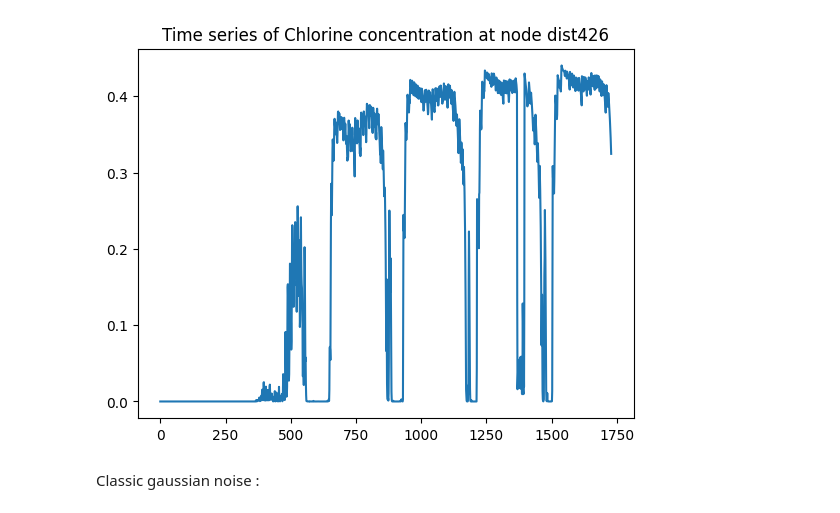
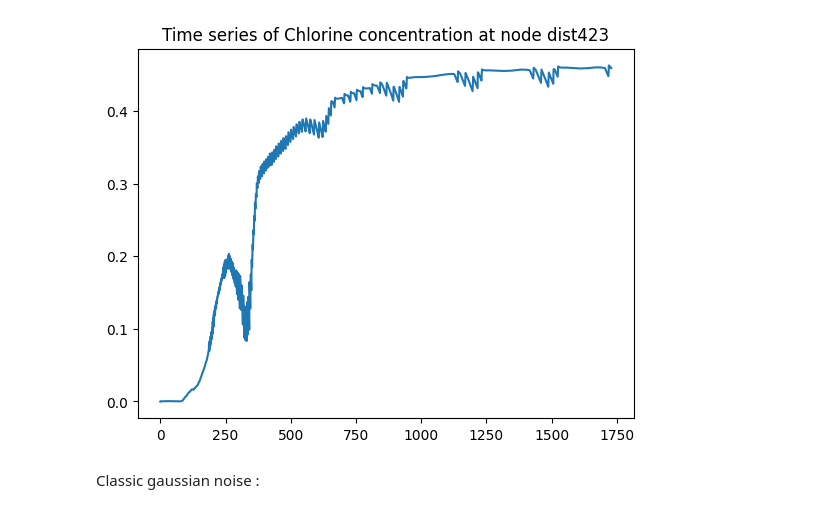
Before and after one commit to elineee/AI-for-Drinking-Water-Chlorination-Challenge-IJCAI-25, a Jupyter notebook: data/data_transformation.ipynb, the cells around one changed output. Saved outputs shown, nothing was run; the diff lists cells and outputs as text; code cells hidden in the pictures.

Commit message:
update main 3 + new data

```diff
--- a/data/data_transformation.ipynb
+++ b/data/data_transformation.ipynb
@@ -1,21 +1,22 @@
 # %%
 import pandas as pd
 
-df = pd.read_csv(".\\data_compet\\scada_data_conta_node_356.csv")
+df = pd.read_csv(".\\data_compet\\scada_data_conta_node_376_2.csv")
+df = pd.read_csv(".\\data\\data_compet\\scada_data_conta_node_423_test_1.csv")
 
-node_id = "dist426"
+node_id = "dist423"
 column_name = f"bulk_species_node [MG] at Chlorine @ {node_id}"
 
 def plot_time_series(df, node):
     column_name_cl = f"bulk_species_node [MG] at Chlorine @ {node}"
     if column_name_cl in df.columns:
         df[column_name_cl].plot(title=f"Time series of Chlorine concentration at node {node}")
     else:
         print(f"Column {column_name_cl} not found in DataFrame.")
 
-plot_time_series(df, "dist426")
+plot_time_series(df, "dist423")
 # %% [output]
-[figure, old version]
+[figure, new version]
 # %% [markdown]
 Classic gaussian noise :
 # %%
```
Also changed, not shown: 2 other files.
